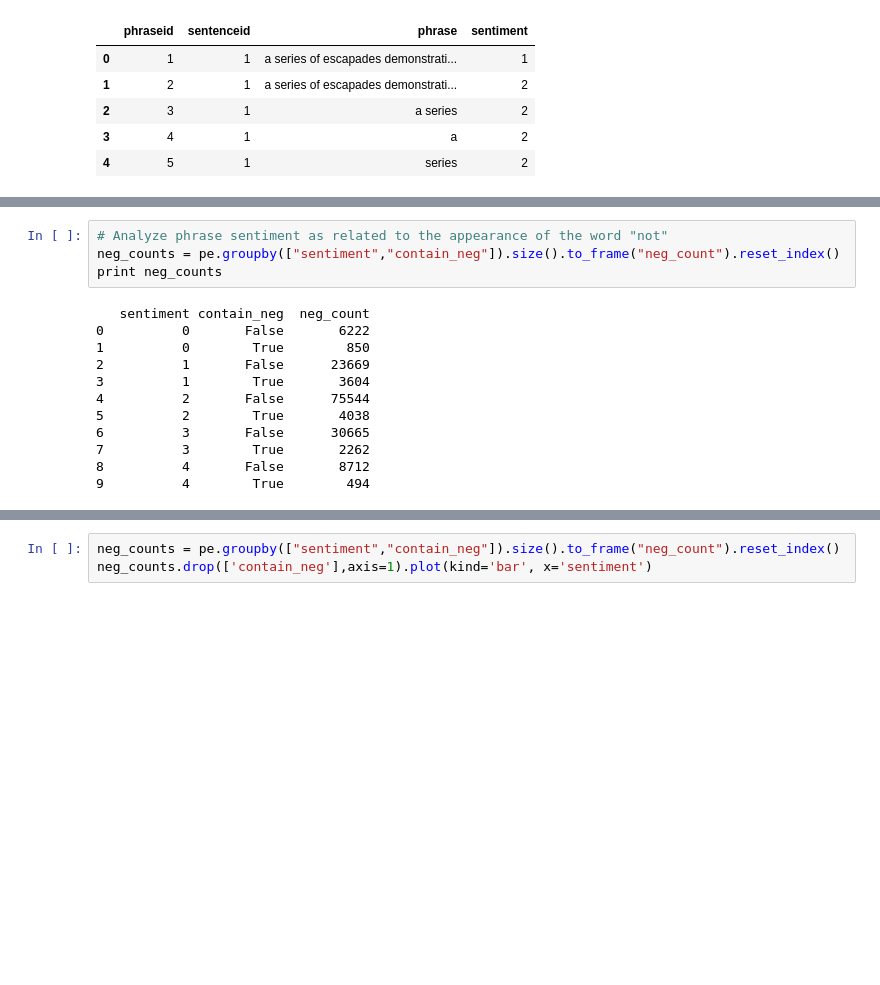
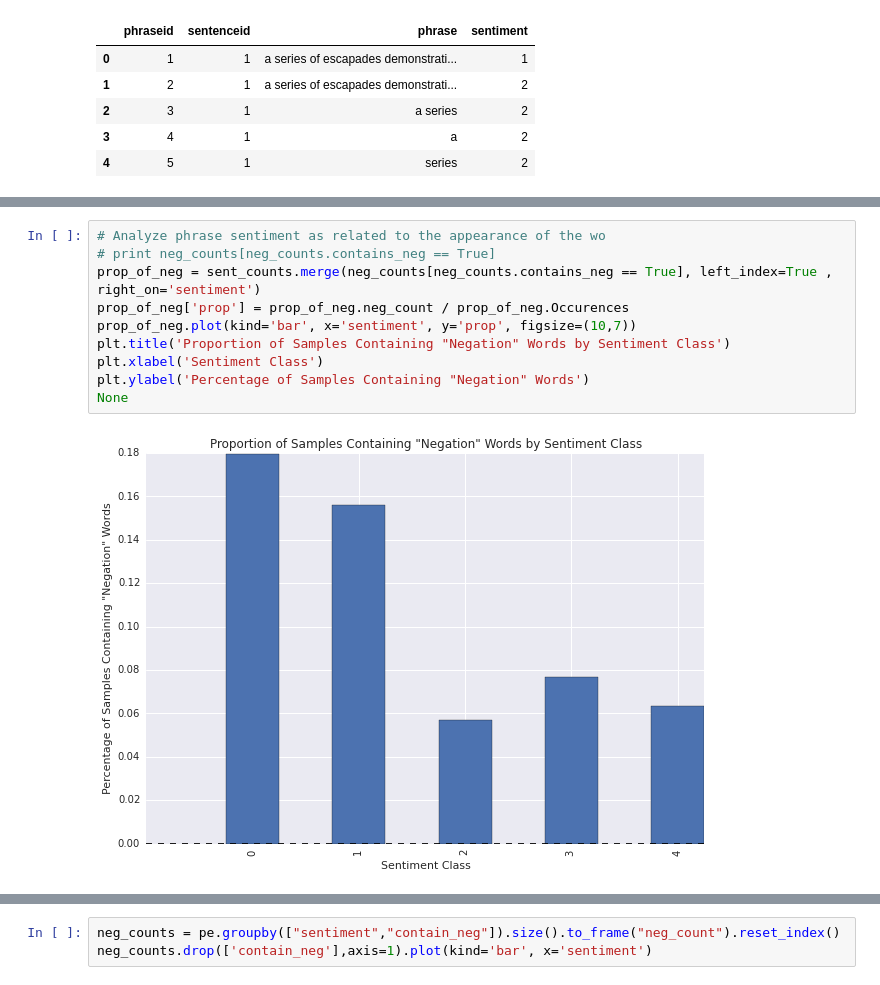
Before and after one commit to DryingPole/sentiment, a Jupyter notebook: notebooks/Final Project Process Book.ipynb, the cells around one changed output, grey strips where cells are left out. Drawn from its saved outputs; the diff is of its cells as text; blank space fills up the shorter version.

```diff
--- a/notebooks/Final Project Process Book.ipynb
+++ b/notebooks/Final Project Process Book.ipynb
@@ -82,16 +110,12 @@ pe.head()
-# %%
-# Analyze phrase sentiment as related to the appearance of the word "not"
-neg_counts = pe.groupby(["sentiment","contain_neg"]).size().to_frame("neg_count").reset_index()
-print neg_counts
-# %% [output]
-   sentiment contain_neg  neg_count
-0          0       False       6222
-1          0        True        850
-2          1       False      23669
-3          1        True       3604
-4          2       False      75544
-5          2        True       4038
-6          3       False      30665
-7          3        True       2262
-8          4       False       8712
-9          4        True        494
+# %%
+# Analyze phrase sentiment as related to the appearance of the wo
+# print neg_counts[neg_counts.contains_neg == True]
+prop_of_neg = sent_counts.merge(neg_counts[neg_counts.contains_neg == True], left_index=True , right_on='sentiment')
+prop_of_neg['prop'] = prop_of_neg.neg_count / prop_of_neg.Occurences
+prop_of_neg.plot(kind='bar', x='sentiment', y='prop', figsize=(10,7))
+plt.title('Proportion of Samples Containing "Negation" Words by Sentiment Class')
+plt.xlabel('Sentiment Class')
+plt.ylabel('Percentage of Samples Containing "Negation" Words')
+None
+# %% [output]
+[figure, added]
```
Also changed, not shown: parts of 11 cells of this notebook, 6 other files.
